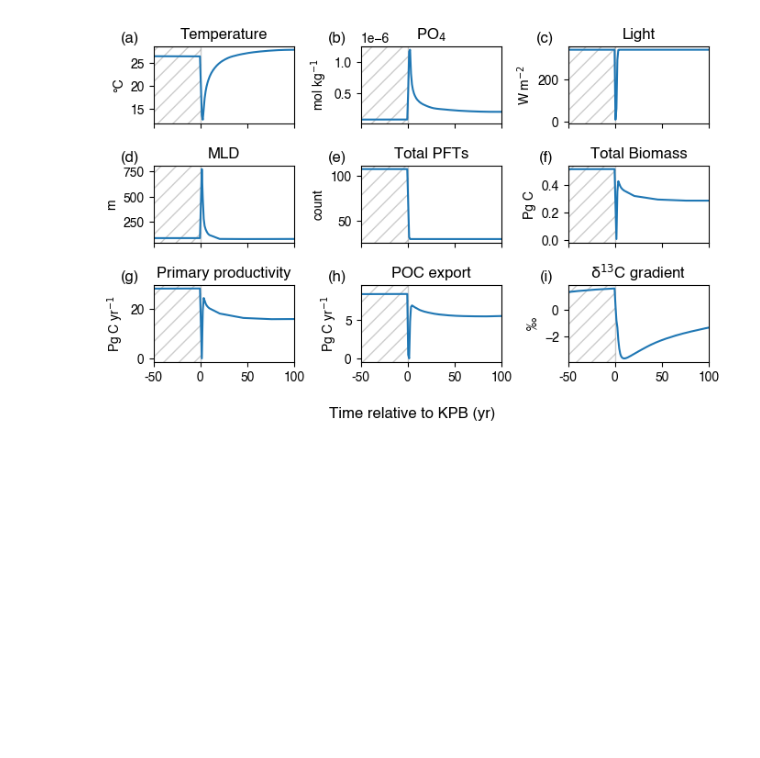
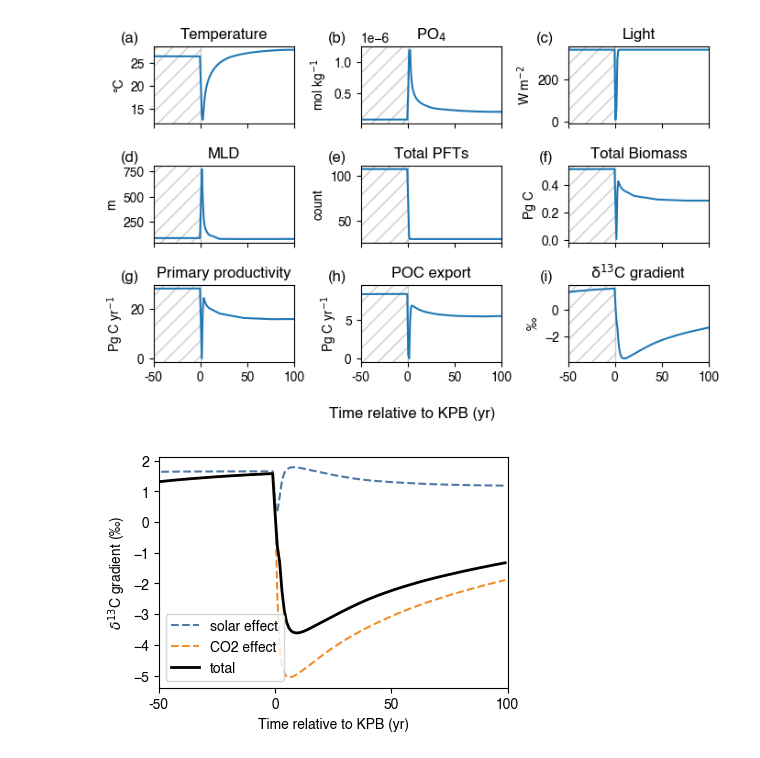
Before and after one commit to ruiying-ocean/kpg_selectivity, a Jupyter notebook: code/plot_timeseries.ipynb, the cells around one changed output. Saved outputs shown, nothing was run; the diff lists cells and outputs as text; code cells hidden in the pictures; blank space fills up the shorter version.

```diff
--- a/code/plot_timeseries.ipynb
+++ b/code/plot_timeseries.ipynb
@@ -185,0 +180,34 @@ fig.savefig('../output/fig1.png', dpi=300, bbox_inches='tight')
+# %%
+exp1 = EcoModel("../model/muffin.u067bc.PO4.EXP1/", gemflag=['biogem','ecogem'])
+exp2 = EcoModel("../model/muffin.u067bc.PO4.EXP2/", gemflag=['biogem','ecogem'])
+exp3 = EcoModel("../model/muffin.u067bc.PO4.EXP3/", gemflag=['biogem','ecogem'])
+
+d13C_exp3 = exp3.get_ts("ocn_DIC_13C")
+d13C_exp1 = exp1.get_ts("ocn_DIC_13C")
+d13C_exp2 = exp2.get_ts("ocn_DIC_13C")
+
+for d13C in [d13C_exp1, d13C_exp2, d13C_exp3]:
+    d13C['gradient'] = d13C['surface (ice-free) DIC_13C (o/oo)'] -d13C['benthic [> 2000 m] DIC_13C (o/oo)']
+
+## plot in one figure
+plt.rcParams['font.family'] = 'sans-serif'
+plt.rcParams['font.sans-serif'] = 'Helvetica'
+
+from cmap import Colormap
+cmap = Colormap("seaborn:tab10_new").to_mpl()
+
+fig, ax = plt.subplots(1, 1, figsize=(4.5,3))
+d13C_exp1['gradient'].plot(ax=ax, label='solar effect', linestyle='--', color=cmap.colors[0])
+d13C_exp2['gradient'].plot(ax=ax, label='CO2 effect', linestyle='--', color=cmap.colors[1])
+d13C_exp3['gradient'].plot(ax=ax, label='total',linewidth=2, color='k')
+ax.legend()
+
+## change time ticks, 0,200 to -100,100
+ax.set_xticks(np.arange(0,201,50))
+ax.set_xticklabels(np.arange(-100,101,50))
+ax.set_xlim(50,200)
+ax.set_ylabel(r"$\delta^{13}$C gradient (‰)")
+ax.set_xlabel("Time relative to KPB (yr)")
+fig.savefig('../output/d13C_gradient.png', dpi=300, bbox_inches='tight')
+# %% [output]
+[figure, added]
```
Also changed, not shown: parts of 1 cell of this notebook, 1 other file.
